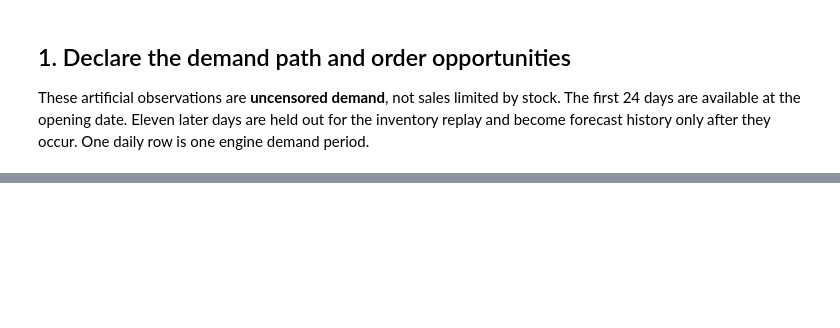
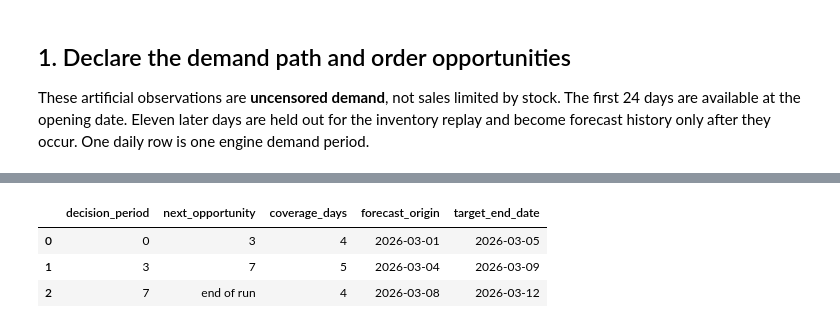
Before and after one commit to FilTheo/stockcast, a Jupyter notebook: examples/notebooks/04f_scheduled_forecast_simulation.ipynb, the cells around one changed output, grey strips where cells are left out. Saved outputs shown, nothing was run; the diff lists cells and outputs as text; code cells hidden in the pictures; blank space fills up the shorter version.

```diff
--- a/examples/notebooks/04f_scheduled_forecast_simulation.ipynb
+++ b/examples/notebooks/04f_scheduled_forecast_simulation.ipynb
@@ -26,3 +16,8 @@ from stockcast.evaluation import InventoryEvaluator, avg_on_hand, fill_rate, ord
+# %%
+import pandas as pd
+
+# Show every number with two decimals.
+pd.options.display.float_format = "{:.2f}".format
 # %% [markdown]
 ## 1. Declare the demand path and order opportunities
 
@@ -236,21 +24,0 @@ The validated event table is the record of what the engine did. A scheduled deci
-# %%
-events = validate_event_frame(result.to_event_frame(window='all'))
-periods = events.loc[events.event_type.eq('period')].copy()
-columns = ['demand_period', 'date', 'decision_flag', 'target_level', 'demand',
-           'order_quantity', 'received_units', 'fulfilled_units', 'lost_sales_units',
-           'ending_on_hand', 'on_order_end']
-print(periods[columns].to_string(index=False, float_format=lambda value: f'{value:.2f}'))
-actual_decisions = periods.loc[periods.decision_flag, 'demand_period'].tolist()
-assert actual_decisions == list(decision_periods)
-by_period = periods.set_index('demand_period')
-for t in decision_periods:
-    assert np.isclose(by_period.loc[t + lead_time, 'received_units'],
-                      by_period.loc[t, 'order_quantity'])
-first, second = by_period.loc[0], by_period.loc[1]
-assert first.received_units == 0 and first.lost_sales_units == 2
-assert np.isclose(first.starting_on_hand + first.received_units - first.fulfilled_units,
-                  first.ending_on_hand)
-print(f'First day: {first.starting_on_hand:.0f} opening + {first.received_units:.0f} received '
-      f'- {first.fulfilled_units:.0f} sold = {first.ending_on_hand:.0f} on hand; '
-      f'{first.lost_sales_units:.0f} lost sales. The {first.order_quantity:.0f}-unit order '
-      f'arrives next day.')
@@ -326,0 +167,24 @@ The schedule and the forecast answer different questions: *when can we act?* and
+# %%
+window_rows = []
+for t in decision_periods:
+    next_t = schedule.next_decision_period(t)
+    horizon = (next_t - t + lead_time) if next_t is not None else len(holdout) - t
+    origin = opening_date + pd.Timedelta(days=t)
+    window_rows.append(
+        {
+            "decision_period": t,
+            "next_opportunity": str(next_t) if next_t is not None else "end of run",
+            "coverage_days": horizon,
+            "forecast_origin": origin,
+            "target_end_date": origin + pd.Timedelta(days=horizon),
+        }
+    )
+windows = pd.DataFrame(window_rows)
+assert windows["coverage_days"].tolist() == [4, 5, 4]
+
+windows
+# %% [output]
+|  | decision_period | next_opportunity | coverage_days | forecast_origin | target_end_date |
+| 0 | 0 | 3 | 4 | 2026-03-01 | 2026-03-05 |
+| 1 | 3 | 7 | 5 | 2026-03-04 | 2026-03-09 |
+| 2 | 7 | end of run | 4 | 2026-03-08 | 2026-03-12 |
```
Also changed, not shown: parts of 43 cells of this notebook.
